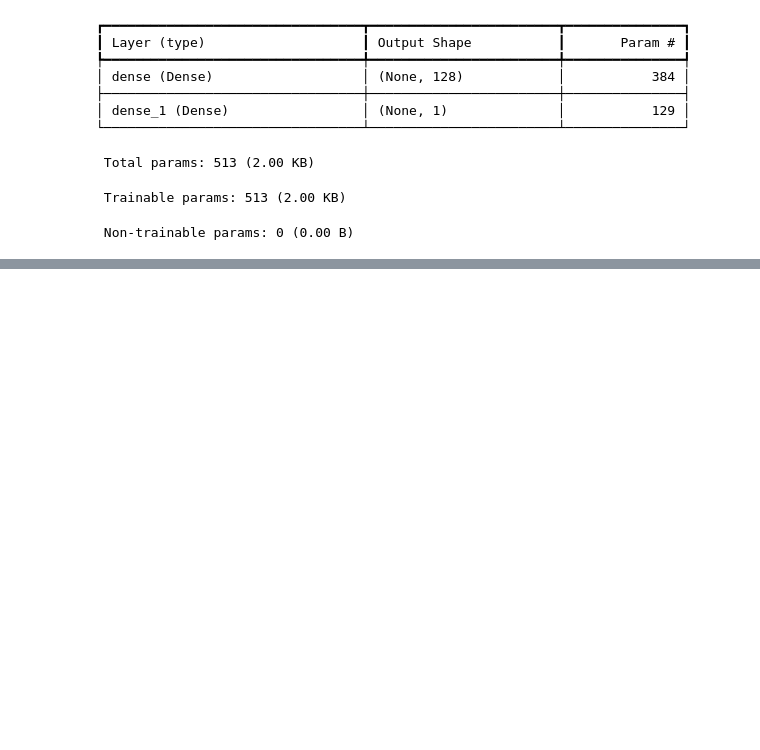
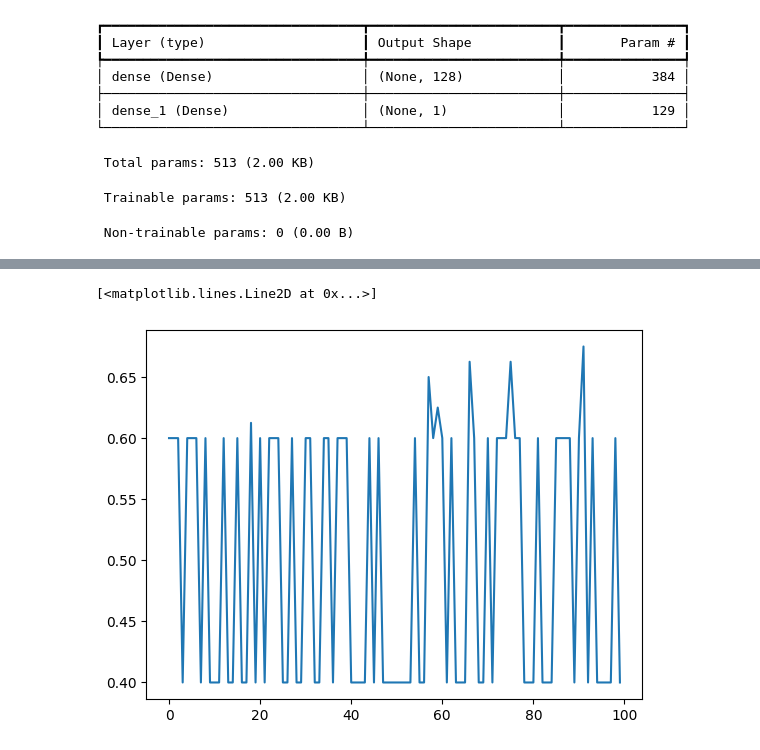
Before and after one commit to SwaroopDangal/DL-learn, a Jupyter notebook: 8.Feature-Scaling/scaling.ipynb, the cells around one changed output, grey strips where cells are left out. Cells and saved outputs as stored; diff of their text form; code cells hidden in the pictures; blank space fills up the shorter version.

Commit message:
seeing accuracy of unscaled data

```diff
--- a/8.Feature-Scaling/scaling.ipynb
+++ b/8.Feature-Scaling/scaling.ipynb
@@ -74,0 +75,6 @@ Epoch 100/100
+# %%
+import matplotlib.pyplot as plt
+plt.plot(history.history['val_accuracy'])
+# %% [output]
+[<matplotlib.lines.Line2D at 0x...>]
+[figure, added]
```
Also changed, not shown: parts of 1 cell of this notebook.
